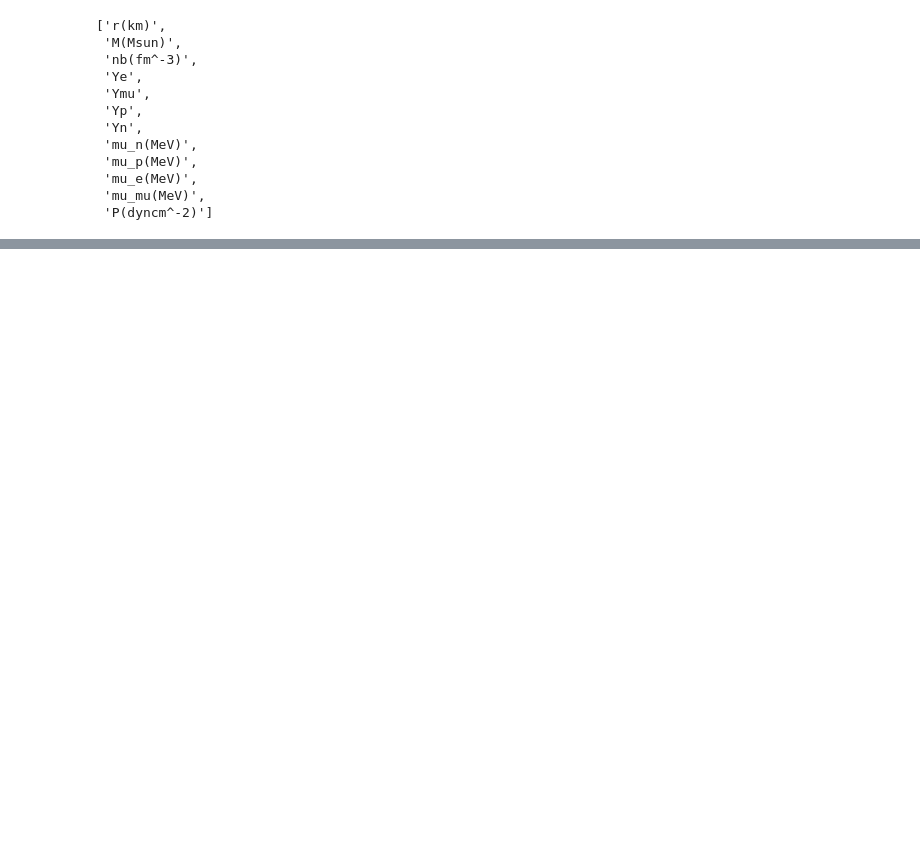
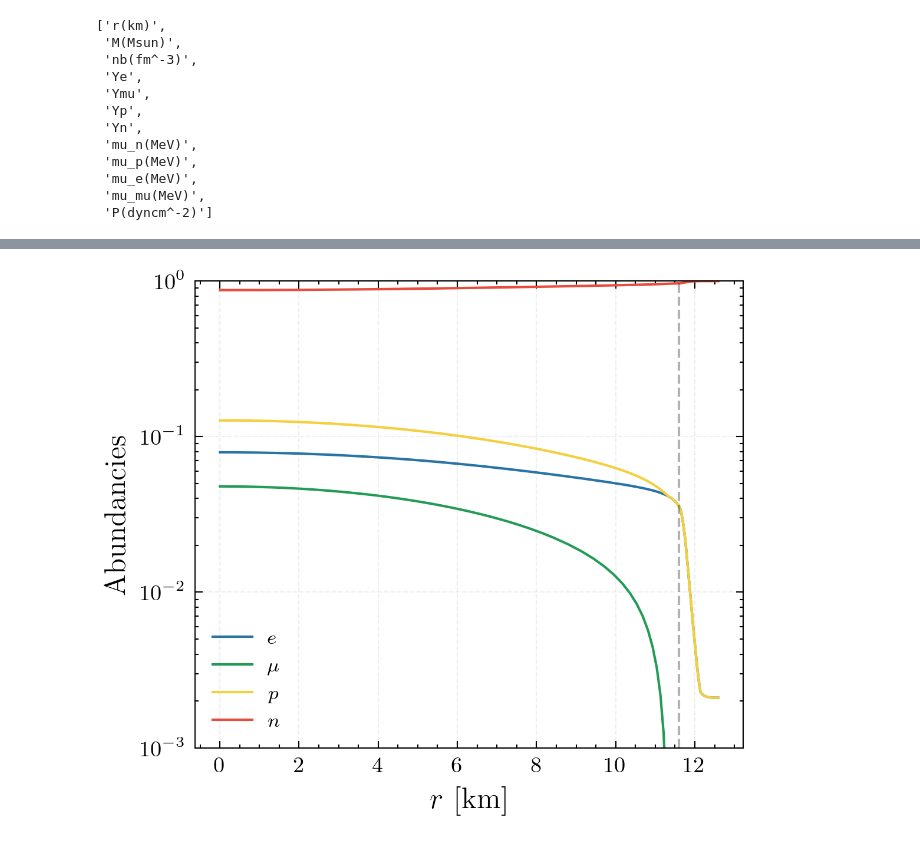
Before and after one commit to mvirgato/Masters, a Jupyter notebook: EoSPlots.ipynb, the cells around one changed output, grey strips where cells are left out. Drawn from its saved outputs; the diff is of its cells as text; code cells hidden in the pictures; blank space fills up the shorter version.

```diff
--- a/EoSPlots.ipynb
+++ b/EoSPlots.ipynb
@@ -89,3 +89,22 @@ plt.savefig('ns_eos.pdf')
+# %%
+fig, ax = plt.subplots(figsize = (4,3.5), dpi = 300 , sharex = True)
+fig.subplots_adjust(hspace=0, wspace=0.08)
+
+ax.plot(eos_data[[names[0]]], eos_data[[names[3]]], color = '#2874A6', label = '$e$')
+ax.plot(eos_data[[names[0]]], eos_data[[names[4]]], color = '#239B56', label = '$\mu$')
+ax.plot(eos_data[[names[0]]], eos_data[[names[5]]], color = '#F4D03F', label = '$p$')
+ax.plot(eos_data[[names[0]]], eos_data[[names[6]]], color = '#E74C3C', label = '$n$')
+ax.set_ylabel('Abundancies')
+ax.set_yscale('log')
+ax.grid(b=True, which='major',  linestyle='--', alpha=0.2)
+ax.set_ylim(1e-3, 1e0)
+ax.legend(loc = 'lower left', shadow = False)
+ax.axvline(11.6, color = 'black', alpha = 0.3, linestyle = '--')
+ax.set_xlabel('$r$ [km]')
+
+plt.savefig('abund.png')
+# %% [output]
+[figure, added]
 # %%
 dens_prof = pd.read_csv('NSdens.dat', sep="\t", header = None)
 # %%
```
Also changed, not shown: parts of 2 cells of this notebook, 9 other files.
